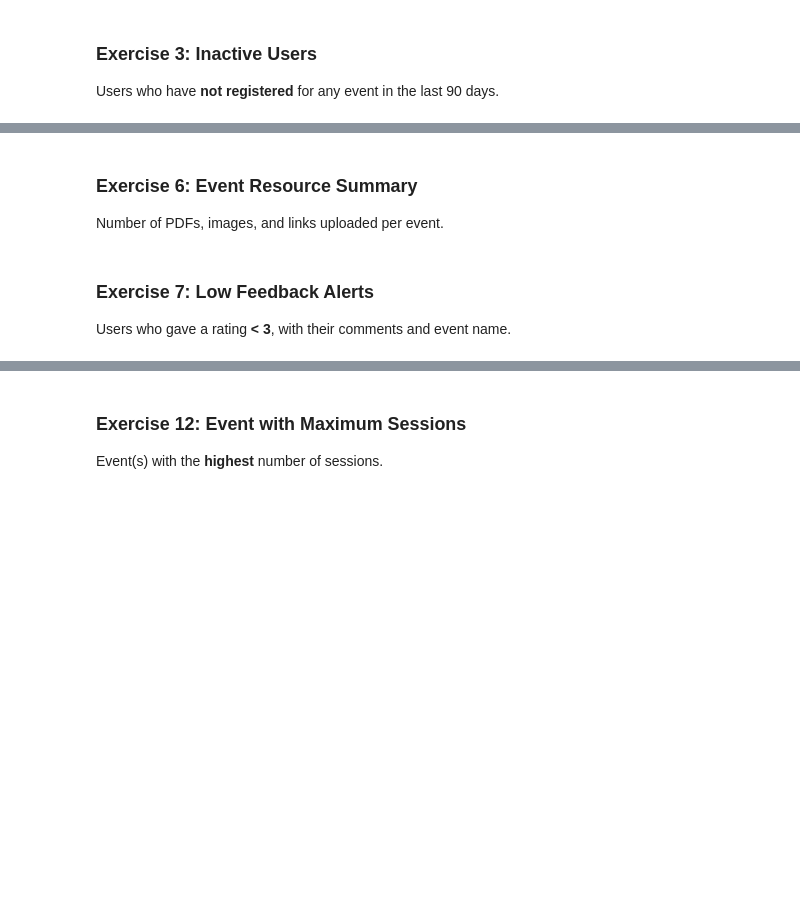
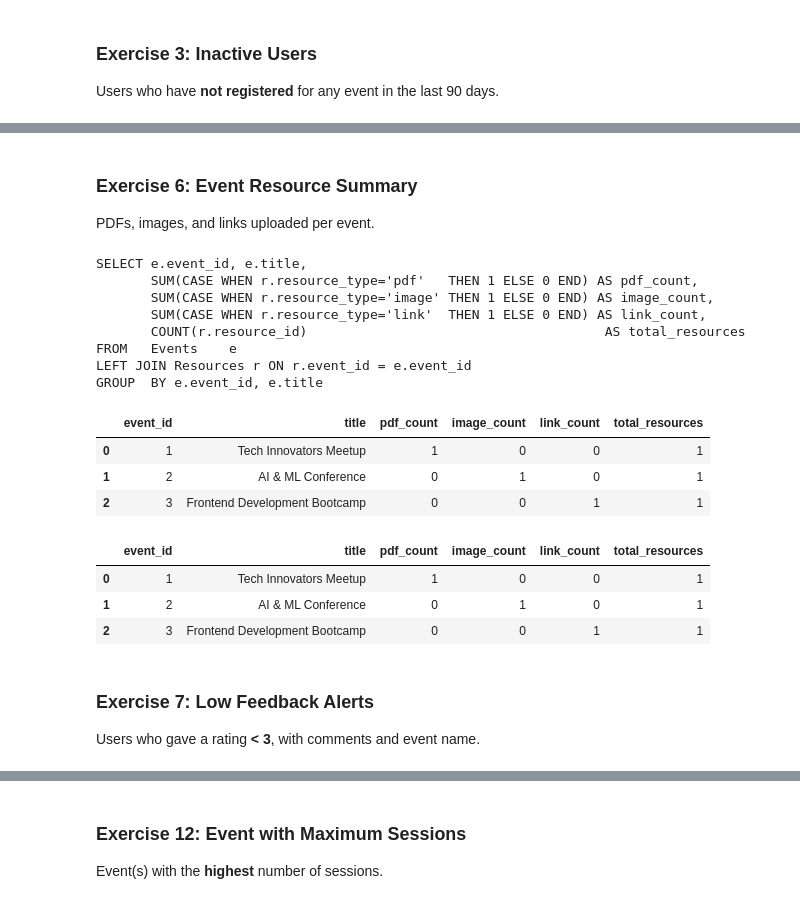
Before and after one commit to OswaldShilo/Digital-Nurture-Python, a Jupyter notebook: Solutions/SQL/SQL_Exercises.ipynb, the cells around one changed output, grey strips where cells are left out. Saved outputs shown, nothing was run; the diff lists cells and outputs as text; code cells hidden in the pictures; blank space fills up the shorter version.

```diff
--- a/Solutions/SQL/SQL_Exercises.ipynb
+++ b/Solutions/SQL/SQL_Exercises.ipynb
@@ -127,14 +116,8 @@ print('Schema ready ✓')
 # %%
-def run_query(sql, title=''):
-    """Execute sql against event_management and display as DataFrame."""
-    conn.database = 'event_management'
-    cursor = conn.cursor()
-    cursor.execute(sql)
-    cols = [d[0] for d in cursor.description]
-    rows = cursor.fetchall()
-    df   = pd.DataFrame(rows, columns=cols)
+def run_query(sql):
+    df = pd.read_sql_query(sql, conn)
     if df.empty:
-        print('  (no rows returned)')
+        print("  (no rows returned)")
     else:
         display(df)
     return df
@@ -225,22 +281,38 @@ run_query(sql)
 # %% [markdown]
 ### Exercise 6: Event Resource Summary
-Number of PDFs, images, and links uploaded per event.
+PDFs, images, and links uploaded per event.
 # %%
 sql = """
-SELECT
-    e.event_id, e.title,
-    SUM(CASE WHEN r.resource_type = 'pdf'   THEN 1 ELSE 0 END) AS pdf_count,
-    SUM(CASE WHEN r.resource_type = 'image' THEN 1 ELSE 0 END) AS image_count,
-    SUM(CASE WHEN r.resource_type = 'link'  THEN 1 ELSE 0 END) AS link_count,
-    COUNT(r.resource_id)                                        AS total_resources
-FROM Events    e
+SELECT e.event_id, e.title,
+       SUM(CASE WHEN r.resource_type='pdf'   THEN 1 ELSE 0 END) AS pdf_count,
+       SUM(CASE WHEN r.resource_type='image' THEN 1 ELSE 0 END) AS image_count,
+       SUM(CASE WHEN r.resource_type='link'  THEN 1 ELSE 0 END) AS link_count,
+       COUNT(r.resource_id)                                      AS total_resources
+FROM   Events    e
 LEFT JOIN Resources r ON r.event_id = e.event_id
-GROUP BY e.event_id, e.title
+GROUP  BY e.event_id, e.title
 """
 print(sql)
 run_query(sql)
+# %% [output]
+SELECT e.event_id, e.title,
+       SUM(CASE WHEN r.resource_type='pdf'   THEN 1 ELSE 0 END) AS pdf_count,
+       SUM(CASE WHEN r.resource_type='image' THEN 1 ELSE 0 END) AS image_count,
+       SUM(CASE WHEN r.resource_type='link'  THEN 1 ELSE 0 END) AS link_count,
+       COUNT(r.resource_id)                                      AS total_resources
+FROM   Events    e
+LEFT JOIN Resources r ON r.event_id = e.event_id
+GROUP  BY e.event_id, e.title
+|  | event_id | title | pdf_count | image_count | link_count | total_resources |
+| 0 | 1 | Tech Innovators Meetup | 1 | 0 | 0 | 1 |
+| 1 | 2 | AI & ML Conference | 0 | 1 | 0 | 1 |
+| 2 | 3 | Frontend Development Bootcamp | 0 | 0 | 1 | 1 |
+|  | event_id | title | pdf_count | image_count | link_count | total_resources |
+| 0 | 1 | Tech Innovators Meetup | 1 | 0 | 0 | 1 |
+| 1 | 2 | AI & ML Conference | 0 | 1 | 0 | 1 |
+| 2 | 3 | Frontend Development Bootcamp | 0 | 0 | 1 | 1 |
 # %% [markdown]
 ### Exercise 7: Low Feedback Alerts
-Users who gave a rating **< 3**, with their comments and event name.
+Users who gave a rating **< 3**, with comments and event name.
 # %%
 sql = """
```
Also changed, not shown: parts of 48 cells of this notebook, 4 other files.
